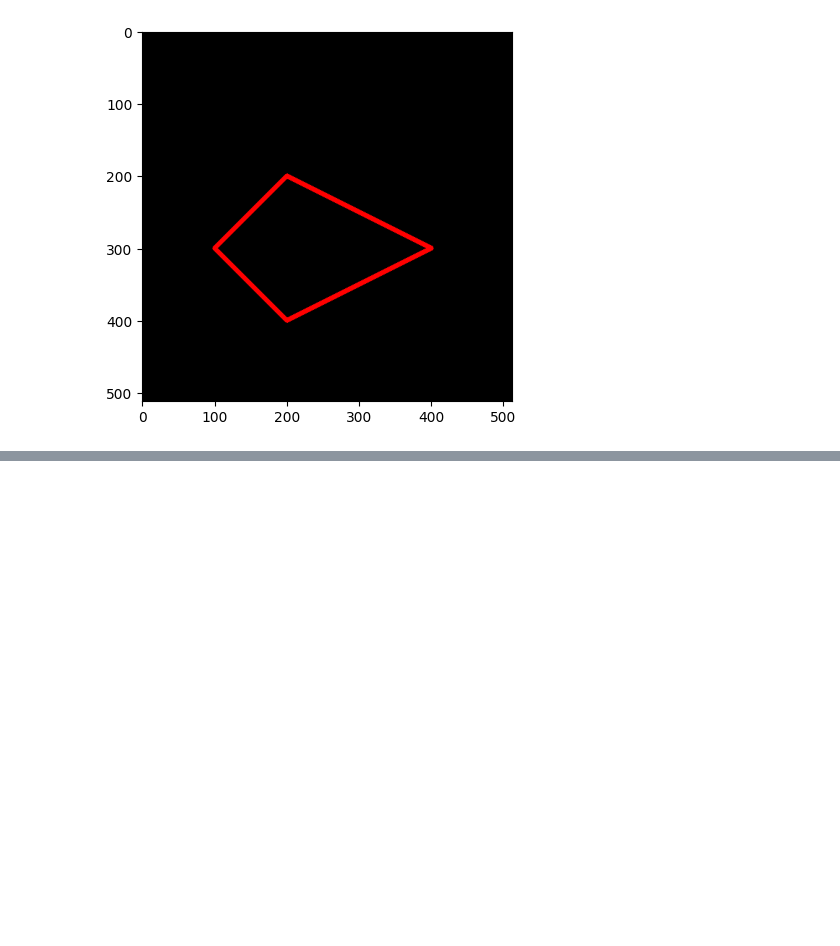
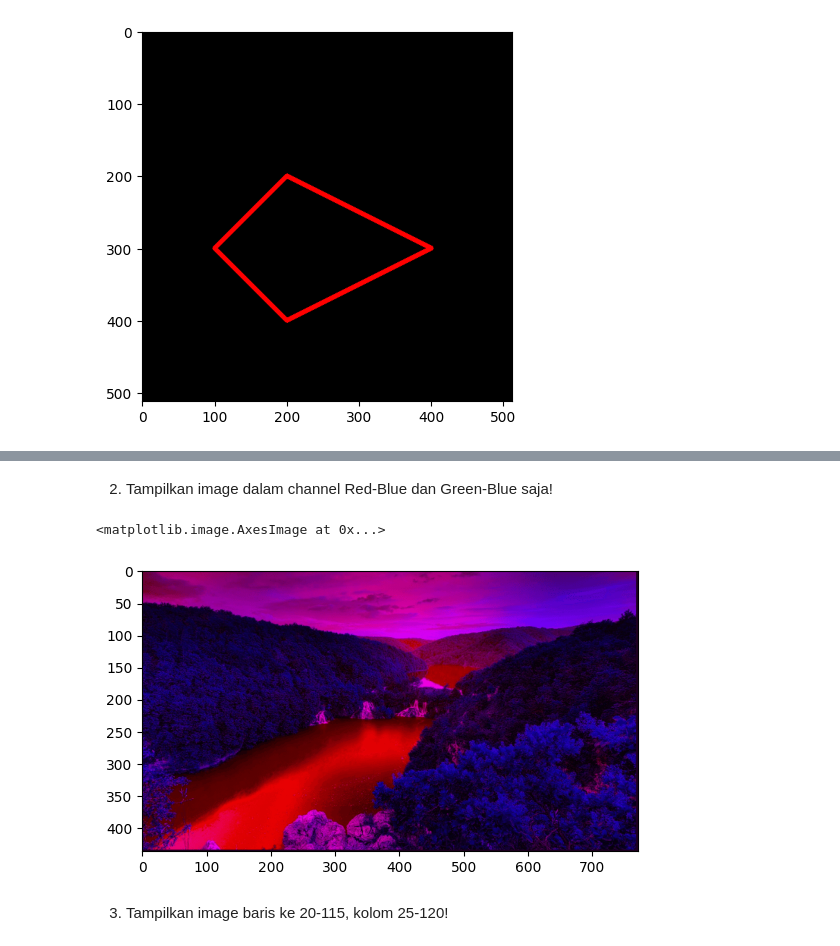
Before and after one commit to KinataDewa/PCVK, a Jupyter notebook: Week2.ipynb, the cells around one changed output, grey strips where cells are left out. Saved outputs shown, nothing was run; the diff lists cells and outputs as text; code cells hidden in the pictures; blank space fills up the shorter version.

```diff
--- a/Week2.ipynb
+++ b/Week2.ipynb
@@ -136,0 +150,19 @@ plt.imshow(black_img2)
+# %% [markdown]
+2.  Tampilkan image dalam channel Red-Blue dan Green-Blue saja!
+# %%
+from os.path import split
+import matplotlib.pyplot as plt
+import cv2
+
+imgW = cv2.imread('/content/drive/MyDrive/PCVK/jungle.png')
+
+r, _,b = cv2.split(imgW)
+g = np.zeros_like(r)
+red_blue = cv2.merge((r,g,b))
+
+plt.imshow(red_blue)
+# %% [output]
+<matplotlib.image.AxesImage at 0x...>
+[figure, added]
+# %% [markdown]
+3. Tampilkan image baris ke 20-115, kolom 25-120!
```
Also changed, not shown: parts of 2 cells of this notebook.
